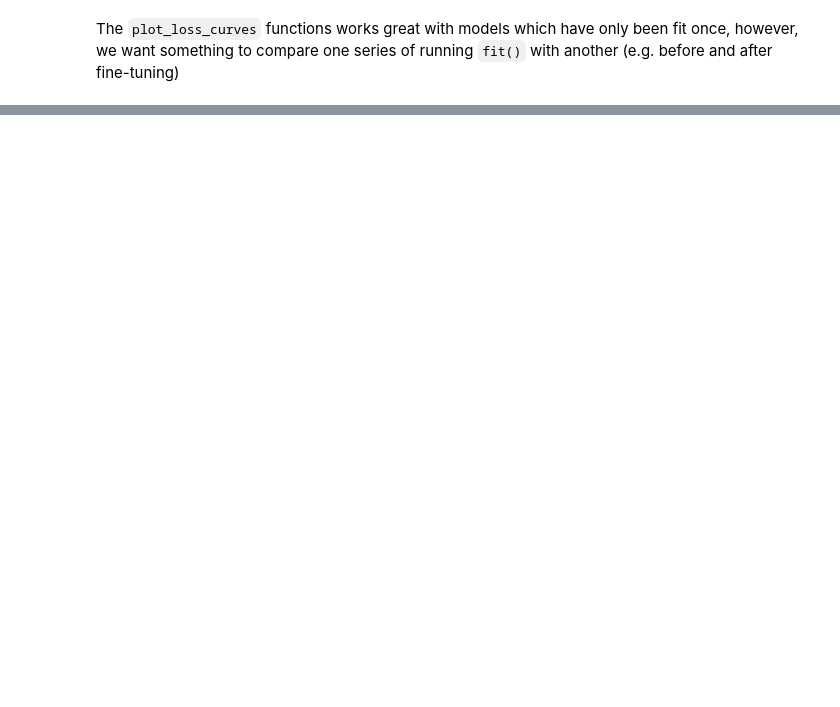
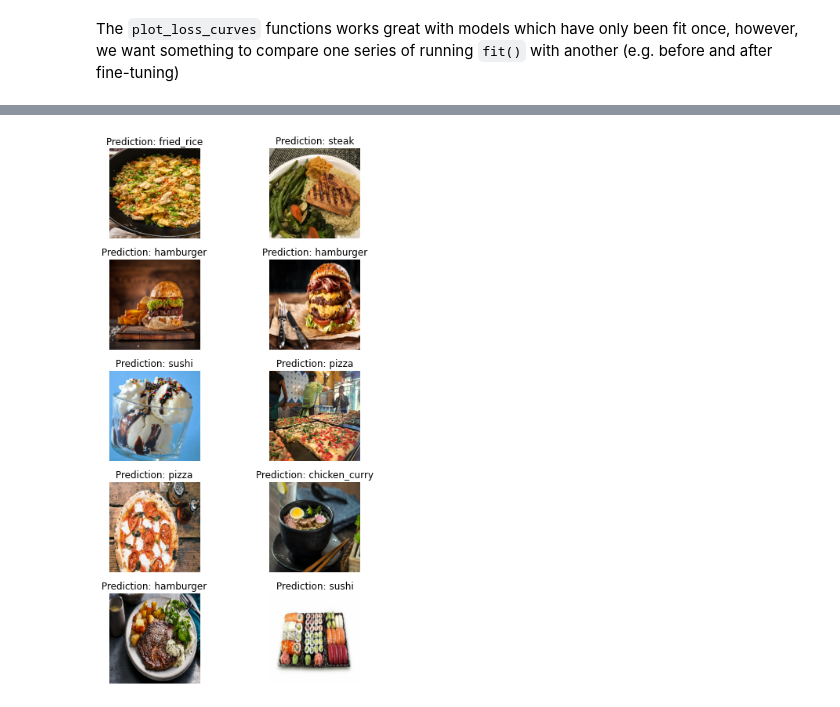
Before and after one commit to dfbeltran/tensorflow_tutorial, a Jupyter notebook: 05_transfer_learning_in_tf_fine_tuning.ipynb, the cells around one changed output, grey strips where cells are left out. Cells and saved outputs as stored; diff of their text form; code cells hidden in the pictures; blank space fills up the shorter version.

```diff
--- a/05_transfer_learning_in_tf_fine_tuning.ipynb
+++ b/05_transfer_learning_in_tf_fine_tuning.ipynb
@@ -872,0 +876,4 @@ compare_histories(history_10_percent_data_aug,
+# %%
+# Setup training and test dir
+train_dir_all_data = '10_food_classes_all_data/train'
+test_dir = '10_food_classes_all_data/test'
@@ -872,0 +1145,6 @@ compare_histories(history_10_percent_data_aug,
+# %%
+grid_predict(image_dir = './images/',
+             model = model_1,
+             class_names = class_names)
+# %% [output]
+[figure, added]
```
Also changed, not shown: parts of 53 cells of this notebook, 4 other files.
